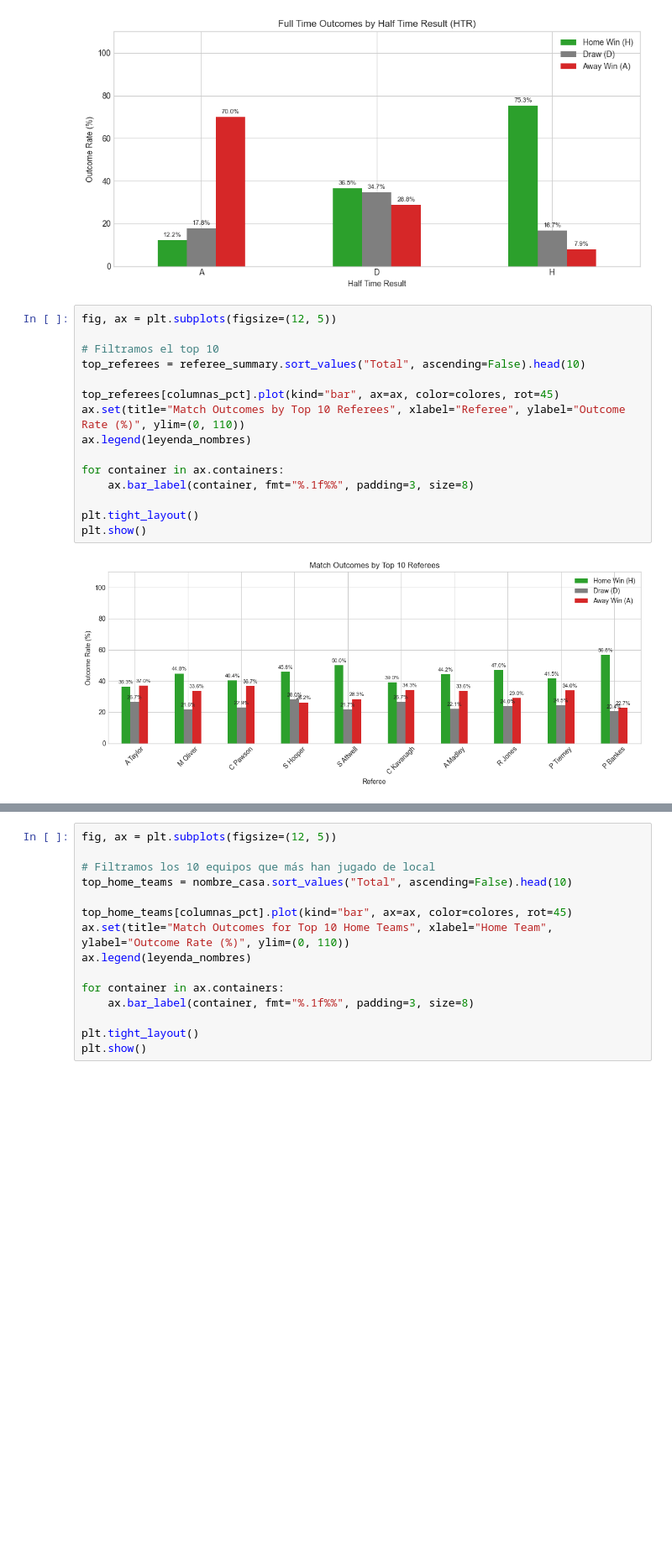
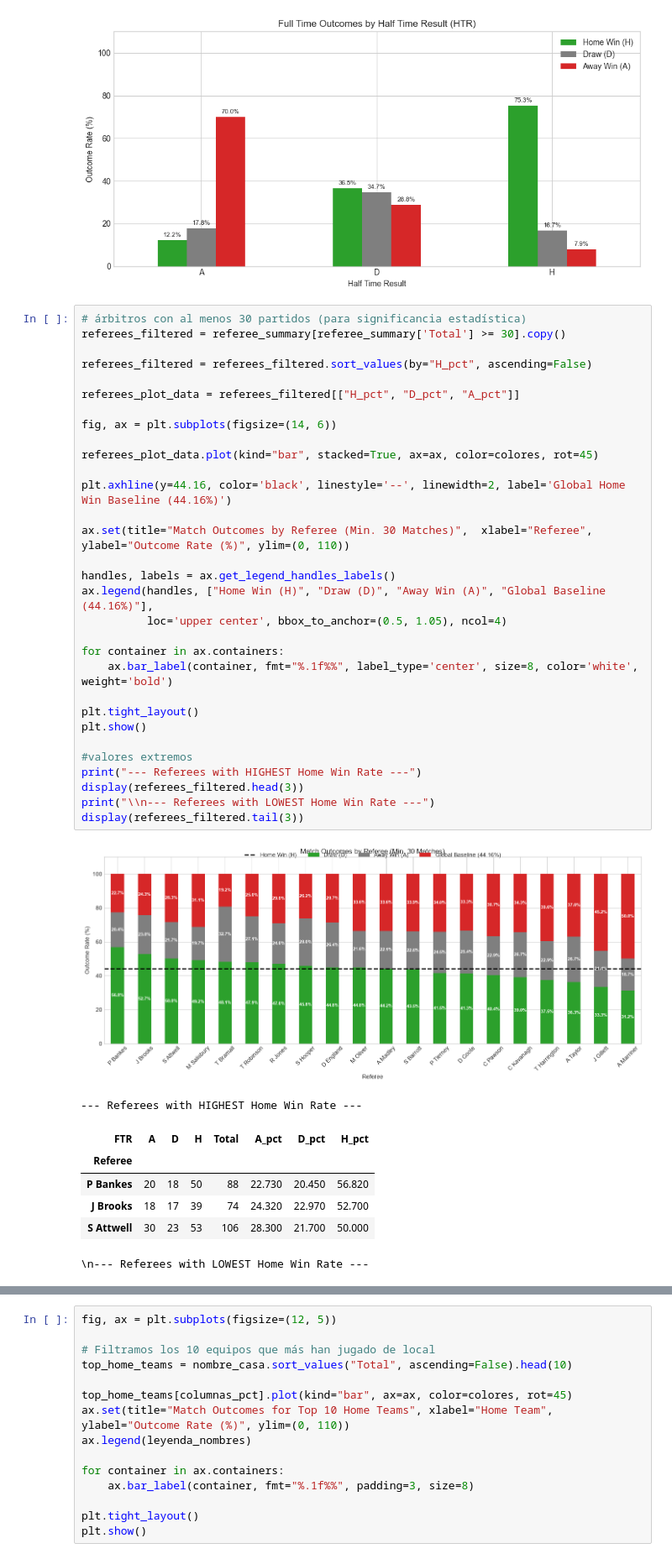
Before and after one commit to errodd/premier_league_football_predictor, a Jupyter notebook: notebooks/EDA.ipynb, the cells around one changed output, grey strips where cells are left out. Shown at 84% size. Saved outputs shown, nothing was run; the diff lists cells and outputs as text; blank space fills up the shorter version.

Commit message:
grafico de distribucion de victorias de local por arbitro y conclusion inicial del campo referee

```diff
--- a/notebooks/EDA.ipynb
+++ b/notebooks/EDA.ipynb
@@ -406,20 +406,43 @@ plt.tight_layout()
 plt.show()
 # %% [output]
 [figure]
-# %%
-fig, ax = plt.subplots(figsize=(12, 5))
-
-# Filtramos el top 10
-top_referees = referee_summary.sort_values("Total", ascending=False).head(10)
-
-top_referees[columnas_pct].plot(kind="bar", ax=ax, color=colores, rot=45)
-ax.set(title="Match Outcomes by Top 10 Referees", xlabel="Referee", ylabel="Outcome Rate (%)", ylim=(0, 110))
-ax.legend(leyenda_nombres)
-
-for container in ax.containers:
-    ax.bar_label(container, fmt="%.1f%%", padding=3, size=8)
-
-plt.tight_layout()
-plt.show()
-# %% [output]
-[figure, removed]
+# %%
+# árbitros con al menos 30 partidos (para significancia estadística)
+referees_filtered = referee_summary[referee_summary['Total'] >= 30].copy()
+
+referees_filtered = referees_filtered.sort_values(by="H_pct", ascending=False)
+
+referees_plot_data = referees_filtered[["H_pct", "D_pct", "A_pct"]]
+
+fig, ax = plt.subplots(figsize=(14, 6))
+
+referees_plot_data.plot(kind="bar", stacked=True, ax=ax, color=colores, rot=45)
+
+plt.axhline(y=44.16, color='black', linestyle='--', linewidth=2, label='Global Home Win Baseline (44.16%)')
+
+ax.set(title="Match Outcomes by Referee (Min. 30 Matches)",  xlabel="Referee", ylabel="Outcome Rate (%)", ylim=(0, 110))
+
+handles, labels = ax.get_legend_handles_labels()
+ax.legend(handles, ["Home Win (H)", "Draw (D)", "Away Win (A)", "Global Baseline (44.16%)"],
+          loc='upper center', bbox_to_anchor=(0.5, 1.05), ncol=4)
+
+for container in ax.containers:
+    ax.bar_label(container, fmt="%.1f%%", label_type='center', size=8, color='white', weight='bold')
+
+plt.tight_layout()
+plt.show()
+
+#valores extremos
+print("--- Referees with HIGHEST Home Win Rate ---")
+display(referees_filtered.head(3))
+print("\\n--- Referees with LOWEST Home Win Rate ---")
+display(referees_filtered.tail(3))
+# %% [output]
+[figure, added]
+--- Referees with HIGHEST Home Win Rate ---
+| FTR | A | D | H | Total | A_pct | D_pct | H_pct |
+| Referee |  |  |  |  |  |  |  |
+| P Bankes | 20 | 18 | 50 | 88 | 22.730 | 20.450 | 56.820 |
+| J Brooks | 18 | 17 | 39 | 74 | 24.320 | 22.970 | 52.700 |
+| S Attwell | 30 | 23 | 53 | 106 | 28.300 | 21.700 | 50.000 |
+\n--- Referees with LOWEST Home Win Rate ---
```
Also changed, not shown: parts of 2 cells of this notebook.
